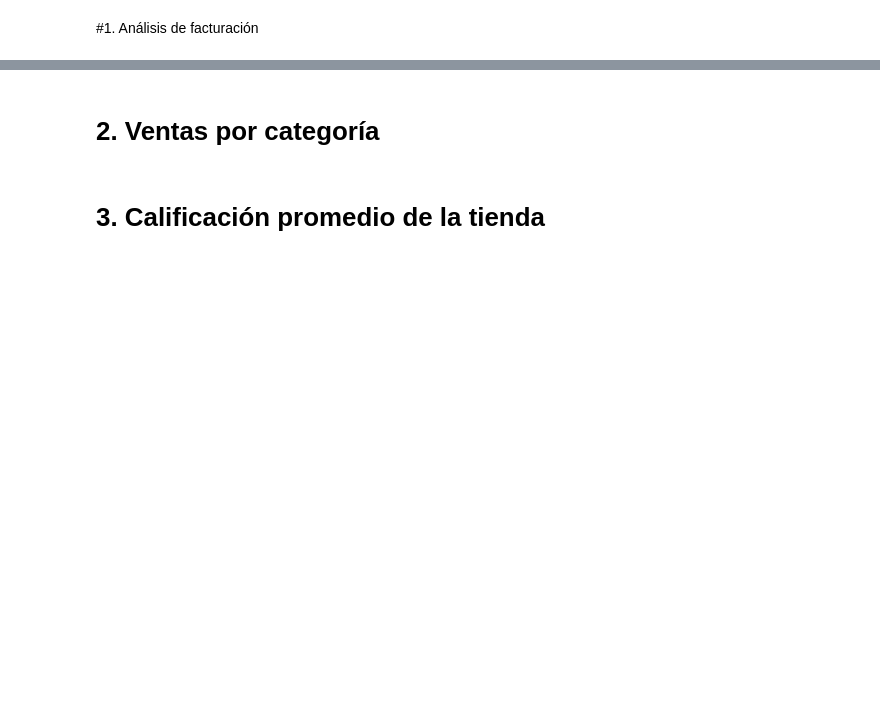
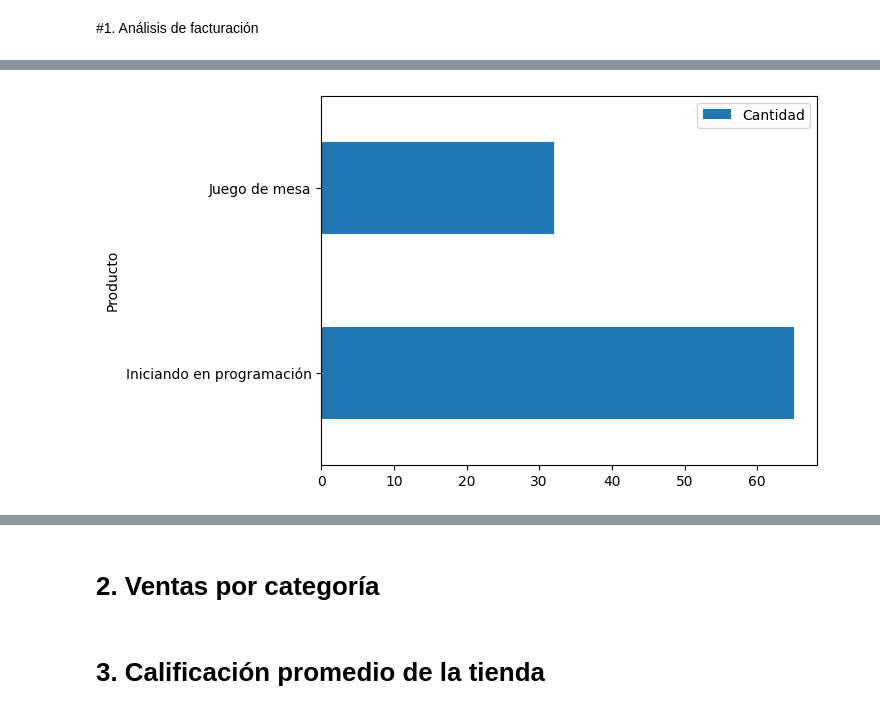
Before and after one commit to marianotorresleyva/challenge1-data-science-latam, a Jupyter notebook: AluraStoreLatam.ipynb, the cells around one changed output, grey strips where cells are left out. Drawn from its saved outputs; the diff is of its cells as text; code cells hidden in the pictures; blank space fills up the shorter version.

```diff
--- a/AluraStoreLatam.ipynb
+++ b/AluraStoreLatam.ipynb
@@ -25,0 +117,18 @@ tienda.head()
+# %%
+total_tienda2 = tienda2['Precio'].sum()
+print(total_tienda2)
+
+total_producto_categoria2 = tienda2['Categoría del Producto'].value_counts()
+print(total_producto_categoria2)
+
+valoracion_tienda2 = tienda2['Calificación'].mean()
+print(valoracion_tienda2)
+
+producto_mas_vendido2 = tienda2['Producto'].value_counts().idxmax()
+print(producto_mas_vendido2)
+
+producto_menos_vendido2 = tienda2['Producto'].value_counts().idxmin()
+print(producto_menos_vendido2)
+
+valor_promedio_envio2 = tienda2['Costo de envío'].mean()
+print(valor_promedio_envio2)
@@ -25,0 +151,11 @@ tienda.head()
+# %%
+data_tienda2 = {
+    'Producto': [producto_mas_vendido2, producto_menos_vendido2],
+    'Cantidad': [tienda2['Producto'].value_counts()[producto_mas_vendido2],
+                 tienda2['Producto'].value_counts()[producto_menos_vendido2]]
+}
+df_tienda2 = pd.DataFrame(data_tienda2)
+df_tienda2.plot(kind='barh', x='Producto', y='Cantidad')
+plt.show()
+# %% [output]
+[figure, added]
```
Also changed, not shown: parts of 16 cells of this notebook.
